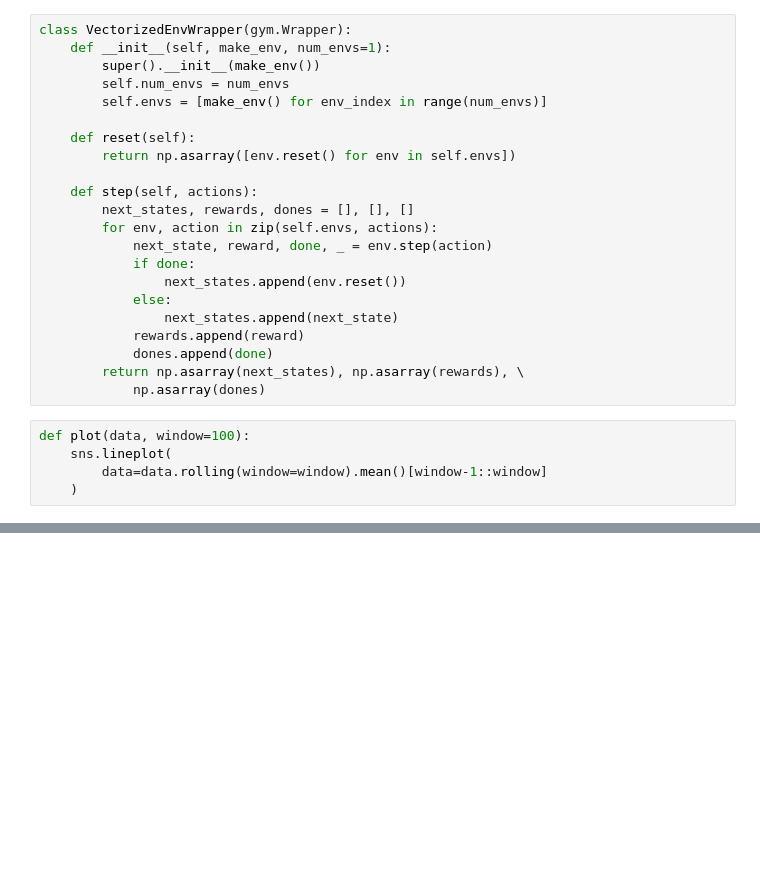
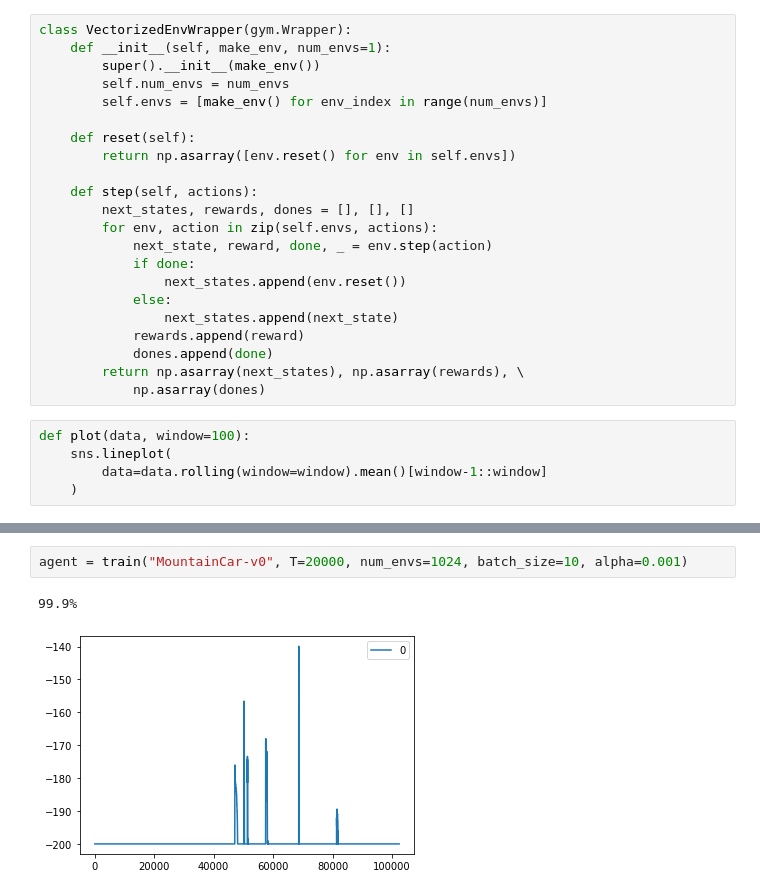
Before and after one commit to avandekleut/q-learning, a Jupyter notebook: q-learning-torch.ipynb, the cells around one changed output, grey strips where cells are left out. Saved outputs shown, nothing was run; the diff lists cells and outputs as text; blank space fills up the shorter version.

```diff
--- a/q-learning-torch.ipynb
+++ b/q-learning-torch.ipynb
@@ -138,0 +143,5 @@ agent = train("CartPole-v0", T=100000, num_envs=32, batch_size=10, alpha=0.001)
+# %%
+agent = train("MountainCar-v0", T=20000, num_envs=1024, batch_size=10, alpha=0.001)
+# %% [output]
+99.9%
+[figure, added]
```
Also changed, not shown: parts of 5 cells of this notebook, 11 other files.
